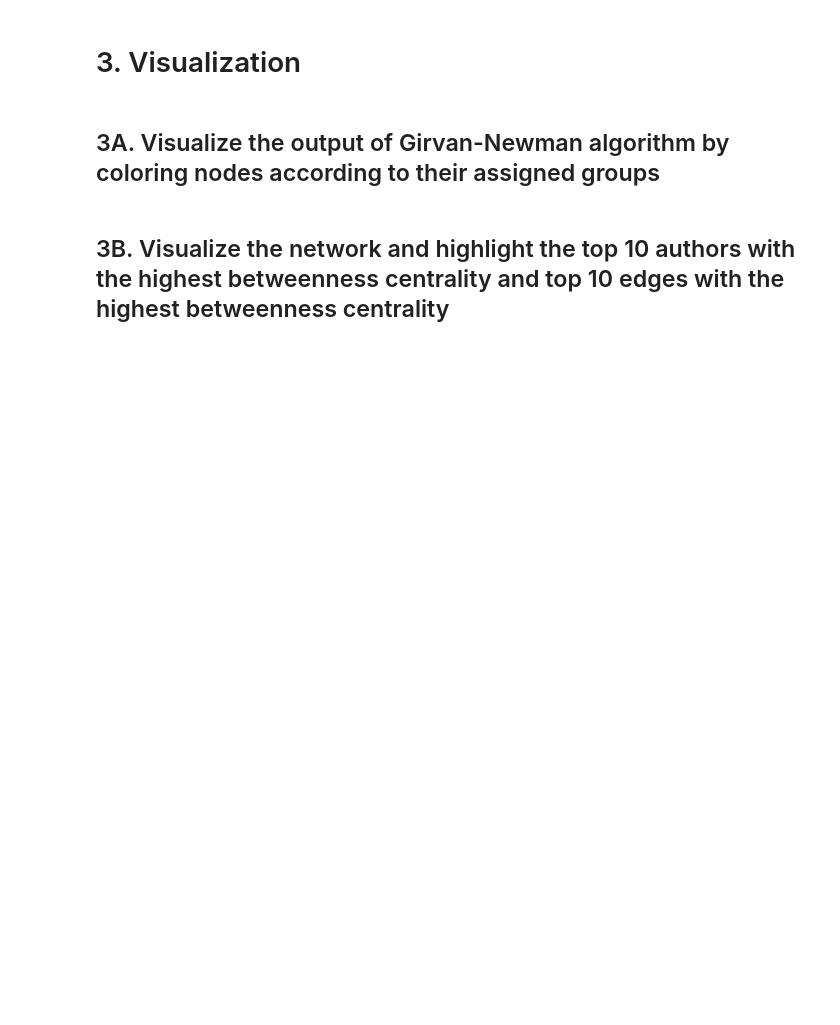
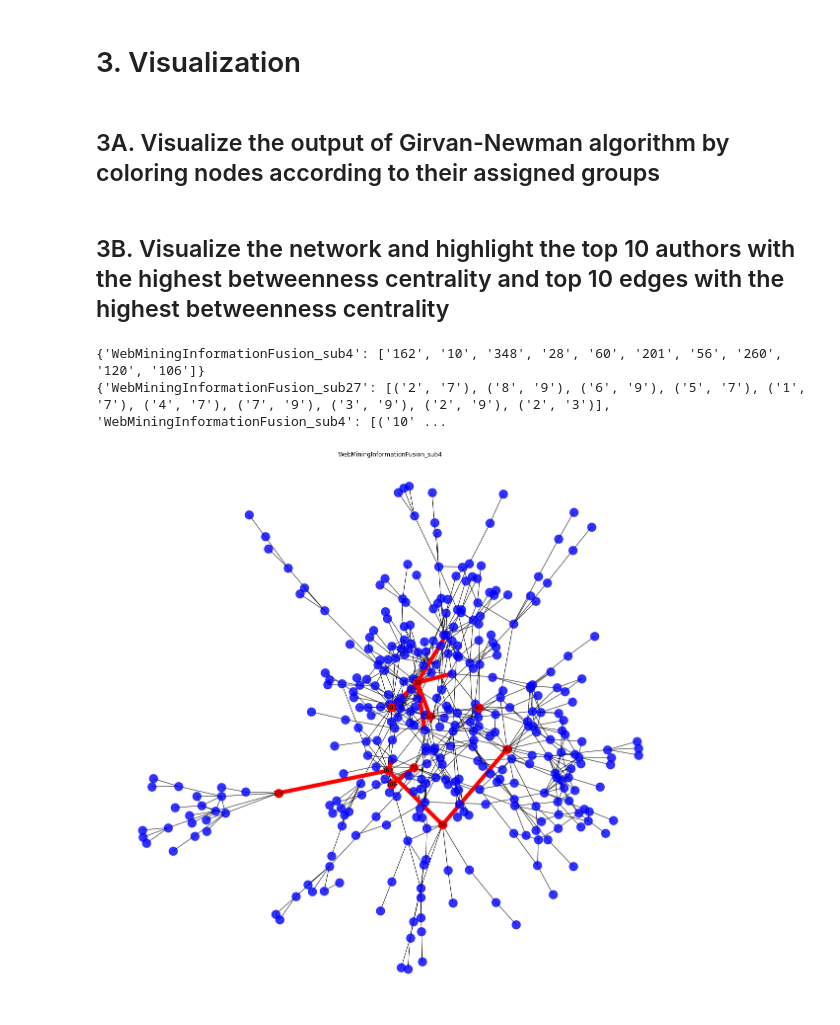
Before and after one commit to JobinJohan/girvanNewManCluster, a Jupyter notebook: community_detection_academic.ipynb, the cells around one changed output. Saved outputs shown, nothing was run; the diff lists cells and outputs as text; code cells hidden in the pictures; blank space fills up the shorter version.

Commit message:
Draw and highlight top-10 edges and nodes in a graph - 2 new dictionaries: top10[Edges, Nodes]PerGraph, created resp. during Girvan-Newman and separately

```diff
--- a/community_detection_academic.ipynb
+++ b/community_detection_academic.ipynb
@@ -410,12 +417,15 @@ def nodesBetweennessCentrality(listOfAllShortestPath, node, graph):
 # %% [markdown]
 ## 2D. Use Girvan-Newman algorithm to find clusters of authors
 # %%
+top10EdgesPerGraph = dict()
+
 # runs Girvan-Newman for every graph in the dataset
 for topic, listOfGraphs in allData.items():
     print('>>> Topic "{}""'.format(topic))
     for graph in listOfGraphs:
         print('> Girvan-Newman clustering for {}'.format(graph.name))
-        girvanNewmanClustering(graph.copy(), 10)
+        topEdges = girvanNewmanClustering(graph.copy(), 10)
+        top10EdgesPerGraph[graph.name] = topEdges
 # %% [output]
 >>> Topic "Web Mining/Information Fusion""
 > Girvan-Newman clustering for WebMiningInformationFusion_sub27
@@ -499,7 +548,7 @@ def drawGraph(G):
     plt.show()
 
 def drawGraphs(G, cnt):
-    """Draw all different subgraphs on the same picture"""
+    """Draws all different subgraphs on the same picture"""
     test = plt.subplot(4, 3, cnt)
     if (cnt == 1):
         test.title.set_text('Initial state of the graph')
@@ -512,7 +561,7 @@ def drawGraphs(G, cnt):
     nx.draw_networkx_edge_labels(G, pos)
 
 def drawColoredGraph(G):
-    """# draws a graph where communities are drawn using different colors"""
+    """Draws a graph where communities are drawn using different colors"""
     test = plt.subplot(4,3,12)
     test.set_yticklabels([])
     test.set_xticklabels([])
@@ -523,6 +572,31 @@ def drawColoredGraph(G):
         r = lambda: random.randint(0,255)
         randomColor =('#%02X%02X%02X' % (r(),r(),r()))
         nx.draw_networkx(sg, pos = pos, node_color = str(randomColor), with_labels= False, edgelist=[])
+
+def drawHighlightedGraph(G, highestEdges, highestNodes):
+    """Draws a graph and highlights the nodes and edges with the highest centrality"""
+    unhighlightedEdges = [e for e in G.edges if e not in highestEdges]
+    unhighlightedNodes = [n for n in G.nodes if n not in highestNodes]
+
+    plt.figure(figsize=(20,20))
+    pos = nx.spring_layout(G)
+
+    # draw unhighlighted nodes
+    nx.draw_networkx_nodes(G, pos, nodelist=unhighlightedNodes, node_color='b', alpha=0.8)
+
+    # draw highlighted nodes
+    nx.draw_networkx_nodes(G, pos, nodelist=highestNodes, node_color='r')
+
+    nx.draw_networkx_labels(G, pos, labels={node: node for node in highestNodes})
+    # draw all edges
+    nx.draw_networkx_edges(G,pos)
+    nx.draw_networkx_edges(G, pos, edgelist=highestEdges, width=8, alpha=1, edge_color='r')
+
+    plt.axis('off')
+    plt.title(graph.name)
+    plt.savefig("./Output/Highlighting/Figures/{}.png".format(graph.name)) # save as png
+
+    plt.show()
 # %%
 # runs Girvan-Newman for every graph in the dataset and visualize the output
 for topic, listOfGraphs in allData.items():
@@ -532,3 +606,16 @@ for topic, listOfGraphs in allData.items():
         girvanNewmanClustering(graph.copy(), 10, visualization=True)
 # %% [markdown]
 ## 3B. Visualize the network and highlight the top 10 authors with the highest betweenness centrality and top 10 edges with the highest betweenness centrality
+# %%
+if not os.path.exists('./Output/Highlighting/Figures'):
+        os.makedirs('./Output/Highlighting/Figures')
+
+# test with only 1 graph
+graph = allData['Web Mining/Information Fusion'][1]
+print(top10NodesPerGraph)
+print(top10EdgesPerGraph)
+drawHighlightedGraph(graph, top10EdgesPerGraph[graph.name], top10NodesPerGraph[graph.name])
+# %% [output]
+{'WebMiningInformationFusion_sub4': ['162', '10', '348', '28', '60', '201', '56', '260', '120', '106']}
+{'WebMiningInformationFusion_sub27': [('2', '7'), ('8', '9'), ('6', '9'), ('5', '7'), ('1', '7'), ('4', '7'), ('7', '9'), ('3', '9'), ('2', '9'), ('2', '3')], 'WebMiningInformationFusion_sub4': [('10' ...
+[figure, added]
```
Also changed, not shown: parts of 6 cells of this notebook.
